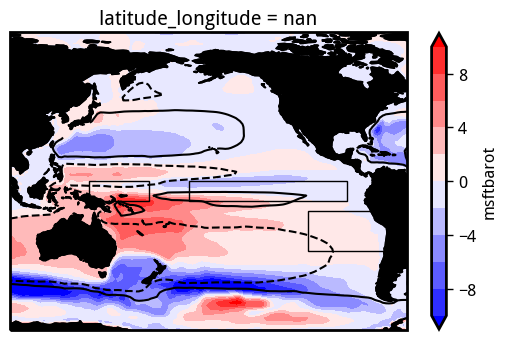
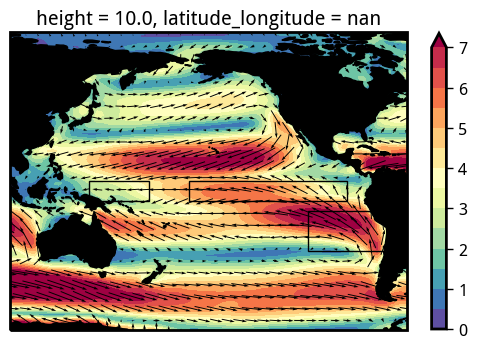
The notebook cell's code change between the first figure and the second:
--- before
+++ after
@@ -2,13 +2,7 @@
 ax.set_extent([100, 300, -70, 80], crs=ccrs.PlateCarree())
 
-# pvals = kstest_3d(msftbarot_pi, msftbarot_eoc, dim='model')
-# zz = np.ma.masked_less_equal(pvals, 0.05)
-
-((msftbarot_eoc - msftbarot_pi)/10**9).mean('model').plot.contourf(cmap='bwr', levels=np.arange(-10, 12, 2), transform=ccrs.PlateCarree(), cbar_kwargs=dict(orientation='vertical', shrink=0.8), robust=True)
+(ws_pi).mean('model').plot.contourf(cmap='Spectral_r', levels=np.arange(0, 7.5, 0.5), transform=ccrs.PlateCarree(), cbar_kwargs=dict(orientation='vertical', shrink=0.8), robust=True)
+xr.merge([u10_pi, v10_pi]).mean('model').isel(lon = slice(0,-1,4), lat = slice(0,-1,4)).plot.quiver(x="lon", y="lat", u="uas", v="vas", vmin=0, vmax=7, extend='both', scale=100, robust=True, transform=ccrs.PlateCarree())
 ax.add_feature(cfeature.LAND, color='k', zorder=1)
-(msftbarot_pi/10**9).mean('model').plot.contour(colors='k', levels=[-10, 10], transform=ccrs.PlateCarree(), robust=True)
-ax.add_feature(cfeature.LAND, color='k', zorder=1)
-
-# ax.pcolor(xx, yy, zz, hatch='....', alpha=0., transform=ccrs.PlateCarree())
 
 # ax.add_patch(mpatches.Rectangle(xy=[120, -65], width=170, height=20,

Commit: commit before rearrange